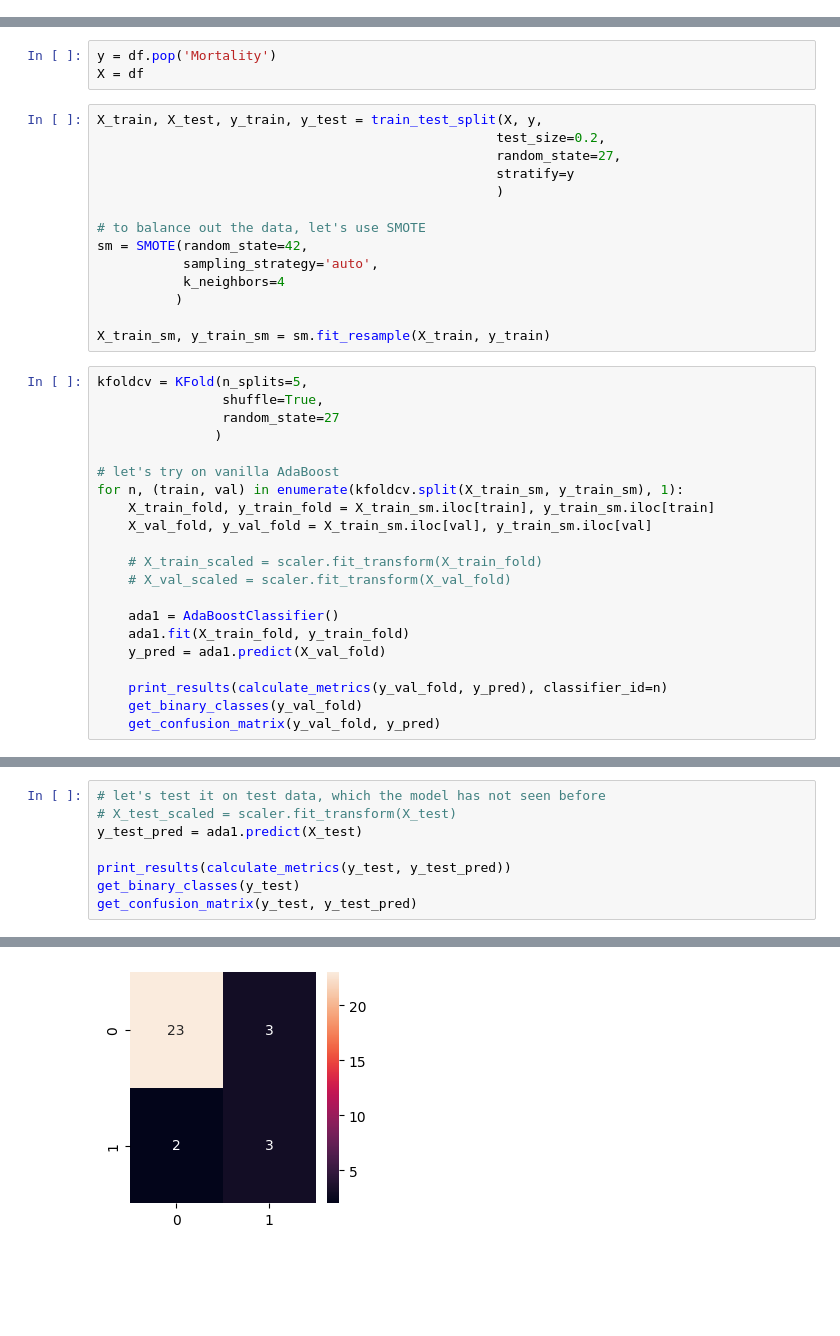
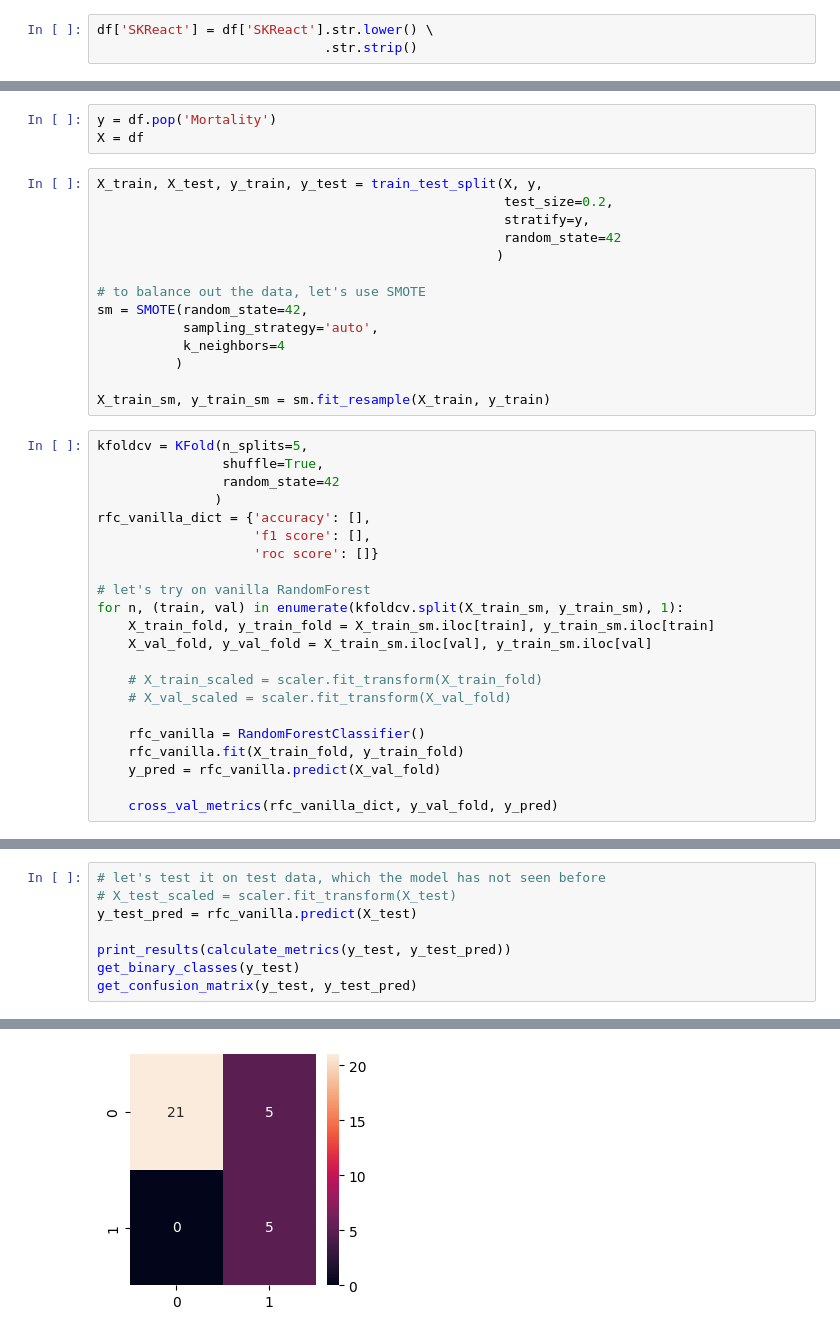
Before and after one commit to miladziekanowska/heart-failure-classification, a Jupyter notebook: Heart_failure_EDA_Modeling.ipynb, the cells around one changed output, grey strips where cells are left out. Drawn from its saved outputs; the diff is of its cells as text; blank space fills up the shorter version.

```diff
--- a/Heart_failure_EDA_Modeling.ipynb
+++ b/Heart_failure_EDA_Modeling.ipynb
@@ -172,6 +180,9 @@ df['CO'].replace('', 'none', inplace=True)
 # %%
 # others column is also messy and requires clean up
 df['Others'] = df['Others'].replace(r',\s*|,', ', ', regex=True)
+# %%
+df['SKReact'] = df['SKReact'].str.lower() \
+                             .str.strip()
 # %% [markdown]
 When it comes to `Diagnosis`, I do not understand a letter in here.
 At work, I would ask someone with medical background to group these. Since I am doing this alone, I asked ChatGPT to group these and it distinuished a 5 types:
@@ -428,9 +463,9 @@ y = df.pop('Mortality')
 X = df
 # %%
 X_train, X_test, y_train, y_test = train_test_split(X, y,
-                                                   test_size=0.2,
-                                                   random_state=27,
-                                                   stratify=y
+                                                    test_size=0.2,
+                                                    stratify=y,
+                                                    random_state=42
                                                    )
 
 # to balance out the data, let's use SMOTE
@@ -443,10 +478,13 @@ X_train_sm, y_train_sm = sm.fit_resample(X_train, y_train)
 # %%
 kfoldcv = KFold(n_splits=5,
                 shuffle=True,
-                random_state=27
+                random_state=42
                )
+rfc_vanilla_dict = {'accuracy': [],
+                    'f1 score': [],
+                    'roc score': []}
 
-# let's try on vanilla AdaBoost
+# let's try on vanilla RandomForest
 for n, (train, val) in enumerate(kfoldcv.split(X_train_sm, y_train_sm), 1):
     X_train_fold, y_train_fold = X_train_sm.iloc[train], y_train_sm.iloc[train]
     X_val_fold, y_val_fold = X_train_sm.iloc[val], y_train_sm.iloc[val]
@@ -454,11 +492,9 @@ for n, (train, val) in enumerate(kfoldcv.split(X_train_sm, y_train_sm), 1):
     # X_train_scaled = scaler.fit_transform(X_train_fold)
     # X_val_scaled = scaler.fit_transform(X_val_fold)
 
-    ada1 = AdaBoostClassifier()
-    ada1.fit(X_train_fold, y_train_fold)
-    y_pred = ada1.predict(X_val_fold)
+    rfc_vanilla = RandomForestClassifier()
+    rfc_vanilla.fit(X_train_fold, y_train_fold)
+    y_pred = rfc_vanilla.predict(X_val_fold)
 
-    print_results(calculate_metrics(y_val_fold, y_pred), classifier_id=n)
-    get_binary_classes(y_val_fold)
-    get_confusion_matrix(y_val_fold, y_pred)
+    cross_val_metrics(rfc_vanilla_dict, y_val_fold, y_pred)
 # %% [output]
@@ -515,7 +506,7 @@ Quantities are 21 for 0, 19 for 1
 # %%
 # let's test it on test data, which the model has not seen before
 # X_test_scaled = scaler.fit_transform(X_test)
-y_test_pred = ada1.predict(X_test)
+y_test_pred = rfc_vanilla.predict(X_test)
 
 print_results(calculate_metrics(y_test, y_test_pred))
 get_binary_classes(y_test)
@@ -531,4 +520,4 @@ Results for classifier
   Mislabeled 5 out of 31
 Quantities are 26 for 0, 5 for 1
-[figure, old version]
+[figure, new version]
 # %% [markdown]
```
Also changed, not shown: parts of 44 cells of this notebook, 8 other files.
